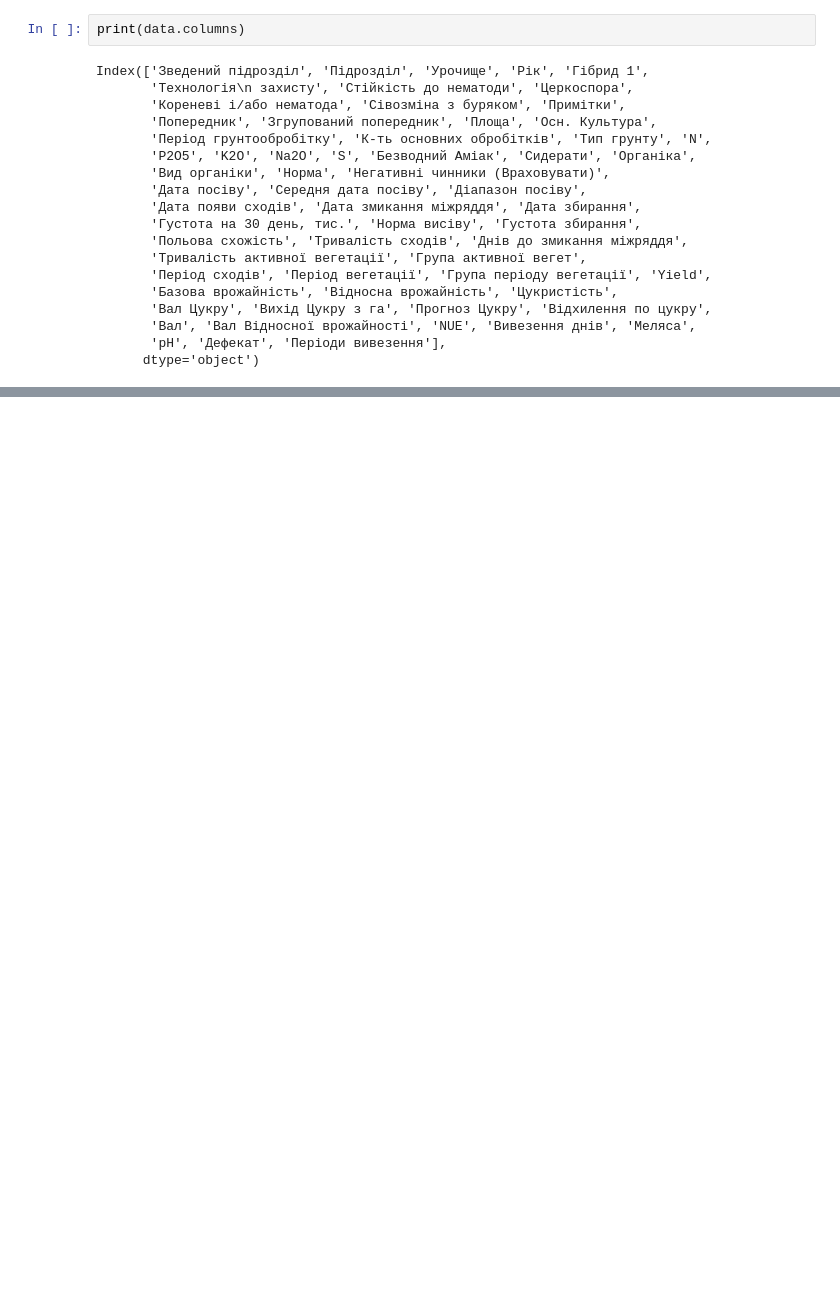
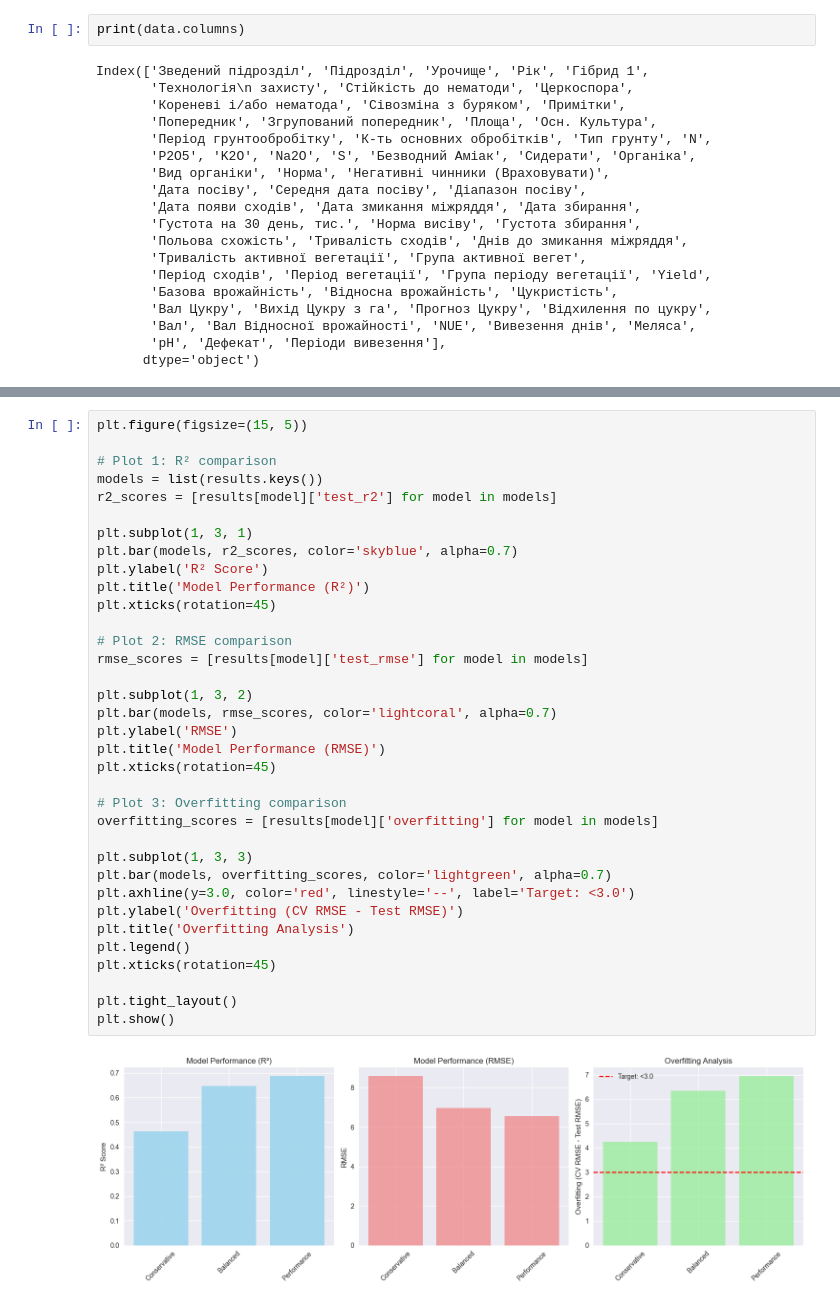
Before and after one commit to pavlyukm/ml-cp, a Jupyter notebook: ML_Course_project.ipynb, the cells around one changed output, grey strips where cells are left out. Saved outputs shown, nothing was run; the diff lists cells and outputs as text; blank space fills up the shorter version.

```diff
--- a/ML_Course_project.ipynb
+++ b/ML_Course_project.ipynb
@@ -325,0 +246,37 @@ MAPE: 0.0047103340935051976
+# %%
+plt.figure(figsize=(15, 5))
+
+# Plot 1: R² comparison
+models = list(results.keys())
+r2_scores = [results[model]['test_r2'] for model in models]
+
+plt.subplot(1, 3, 1)
+plt.bar(models, r2_scores, color='skyblue', alpha=0.7)
+plt.ylabel('R² Score')
+plt.title('Model Performance (R²)')
+plt.xticks(rotation=45)
+
+# Plot 2: RMSE comparison
+rmse_scores = [results[model]['test_rmse'] for model in models]
+
+plt.subplot(1, 3, 2)
+plt.bar(models, rmse_scores, color='lightcoral', alpha=0.7)
+plt.ylabel('RMSE')
+plt.title('Model Performance (RMSE)')
+plt.xticks(rotation=45)
+
+# Plot 3: Overfitting comparison
+overfitting_scores = [results[model]['overfitting'] for model in models]
+
+plt.subplot(1, 3, 3)
+plt.bar(models, overfitting_scores, color='lightgreen', alpha=0.7)
+plt.axhline(y=3.0, color='red', linestyle='--', label='Target: <3.0')
+plt.ylabel('Overfitting (CV RMSE - Test RMSE)')
+plt.title('Overfitting Analysis')
+plt.legend()
+plt.xticks(rotation=45)
+
+plt.tight_layout()
+plt.show()
+# %% [output]
+[figure, added]
```
Also changed, not shown: parts of 28 cells of this notebook, 3 other files.
